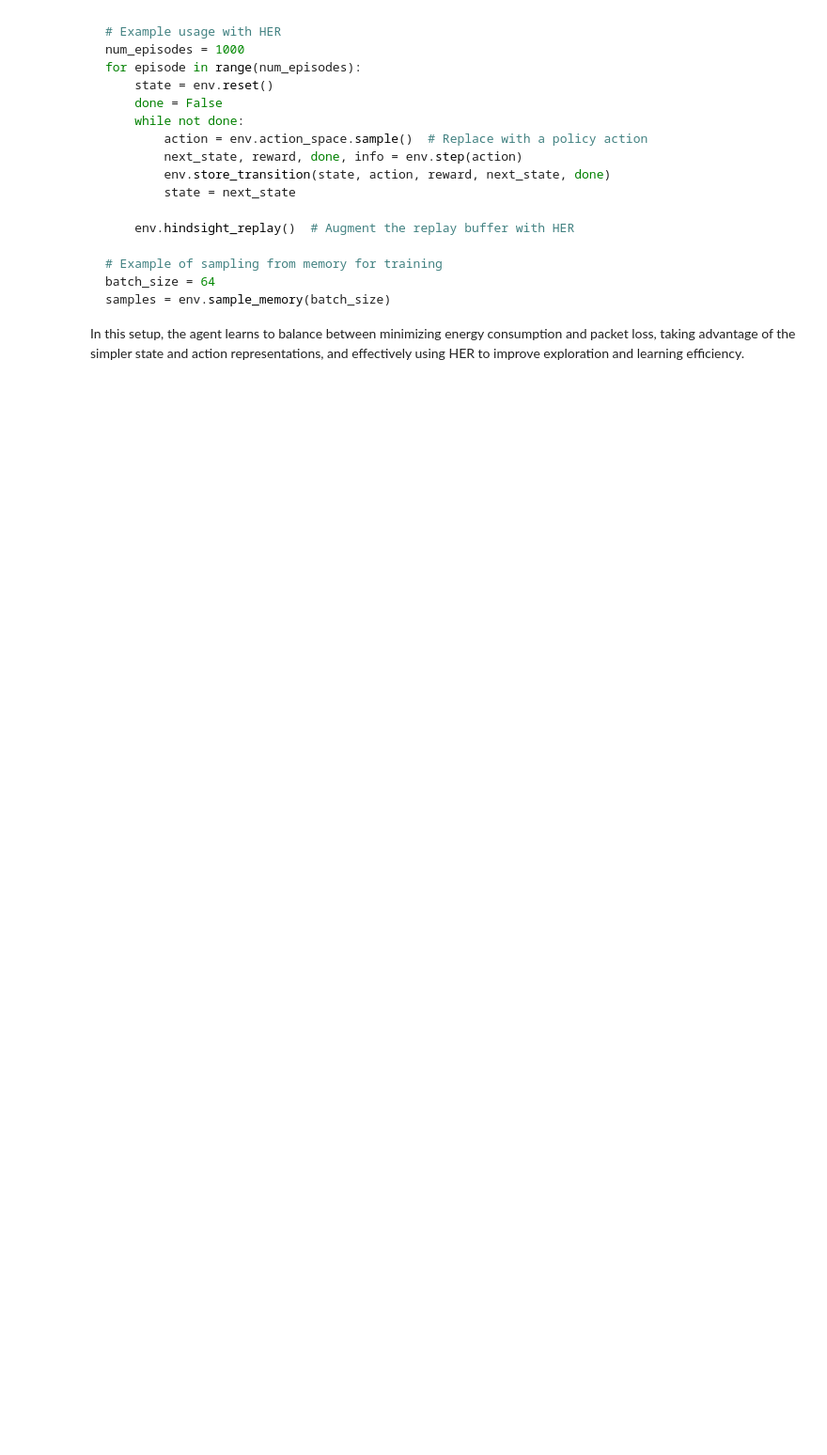
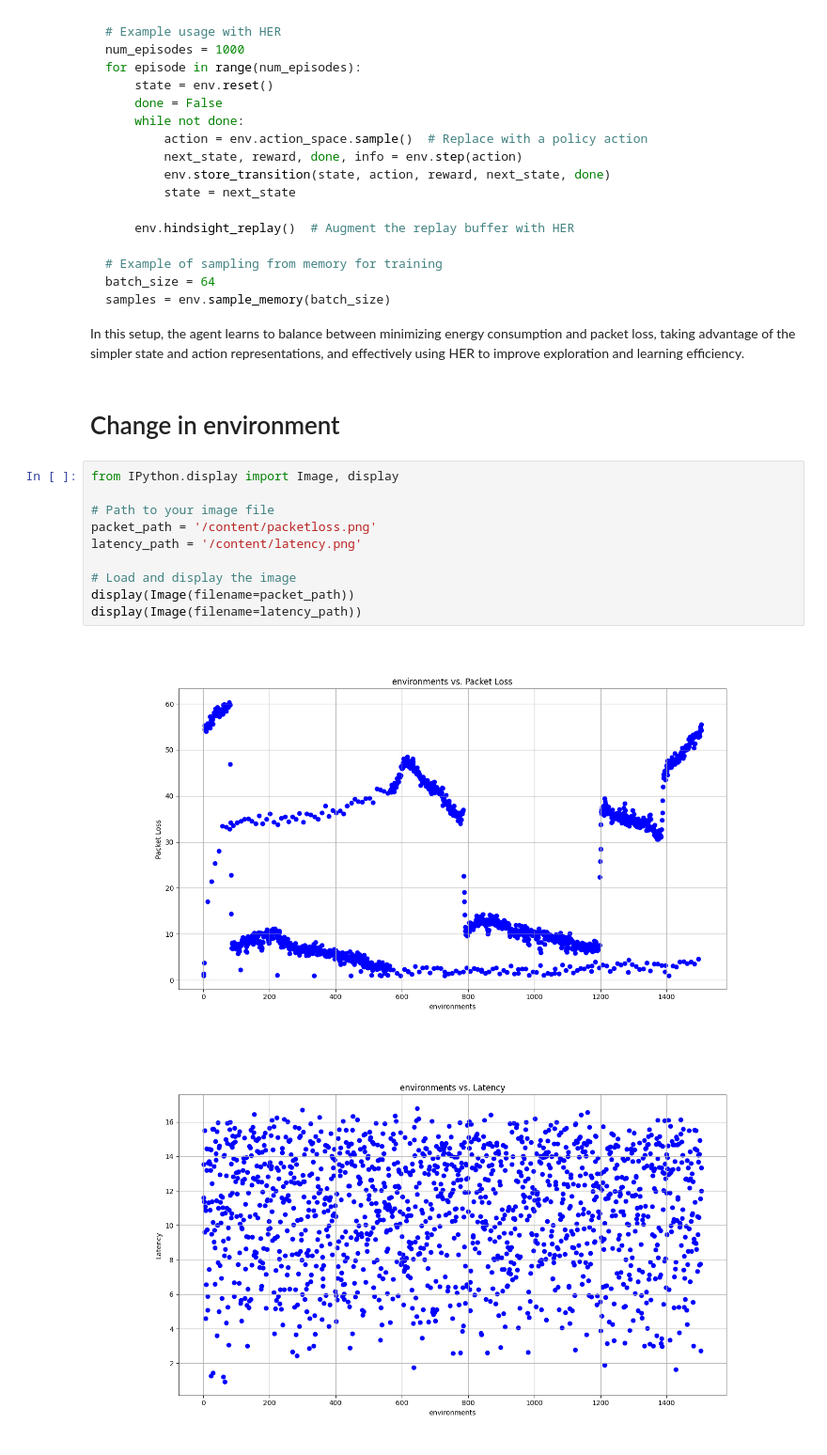
Before and after one commit to alirezakavianifar/RL-DeltaIoT, a Jupyter notebook: Innovativeideas.ipynb, the cells around one changed output. Shown: that part at 94% size. Saved outputs shown, nothing was run; the diff lists cells and outputs as text; blank space fills up the shorter version.

````diff
--- a/Innovativeideas.ipynb
+++ b/Innovativeideas.ipynb
@@ -1254,3 +1254,18 @@ samples = env.sample_memory(batch_size)
 ```
 
 In this setup, the agent learns to balance between minimizing energy consumption and packet loss, taking advantage of the simpler state and action representations, and effectively using HER to improve exploration and learning efficiency.
+# %% [markdown]
+# Change in environment
+# %%
+from IPython.display import Image, display
+
+# Path to your image file
+packet_path = '/content/packetloss.png'
+latency_path = '/content/latency.png'
+
+# Load and display the image
+display(Image(filename=packet_path))
+display(Image(filename=latency_path))
+# %% [output]
+[figure, added]
+[figure, added]
````
Also changed, not shown: parts of 1 cell of this notebook.
